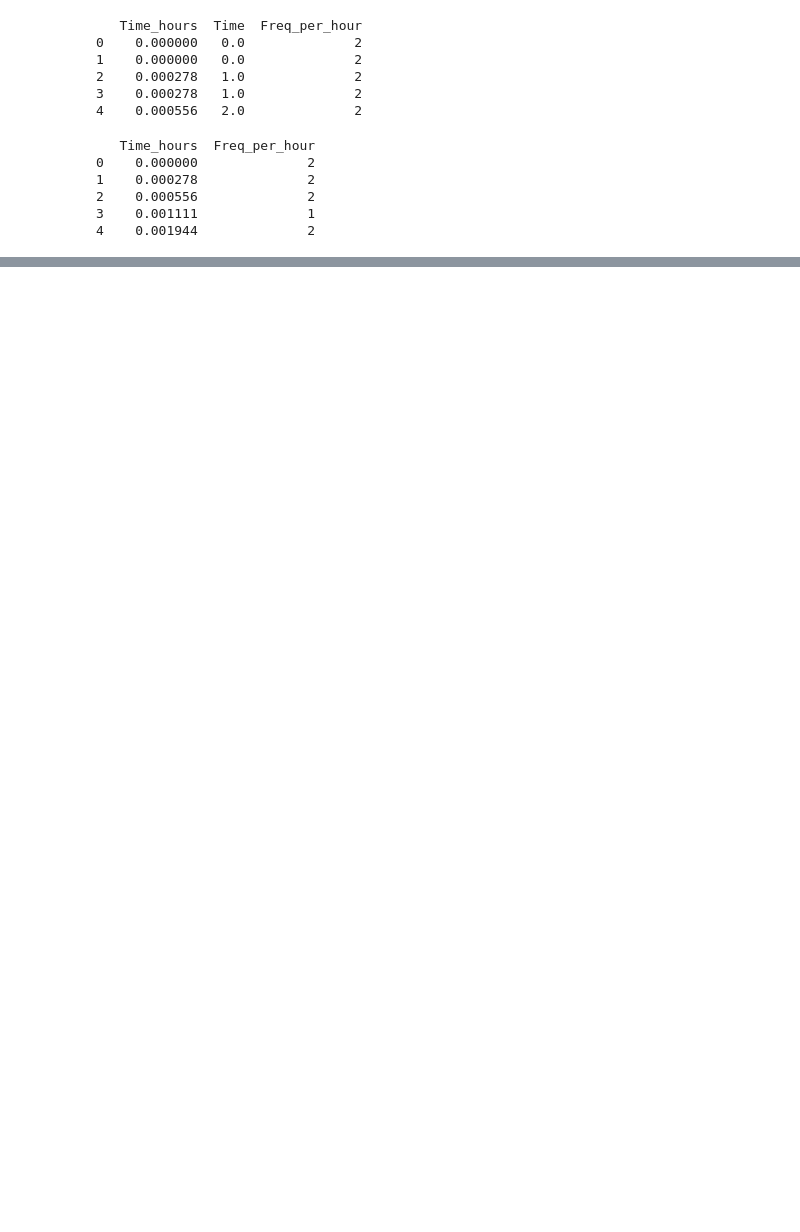
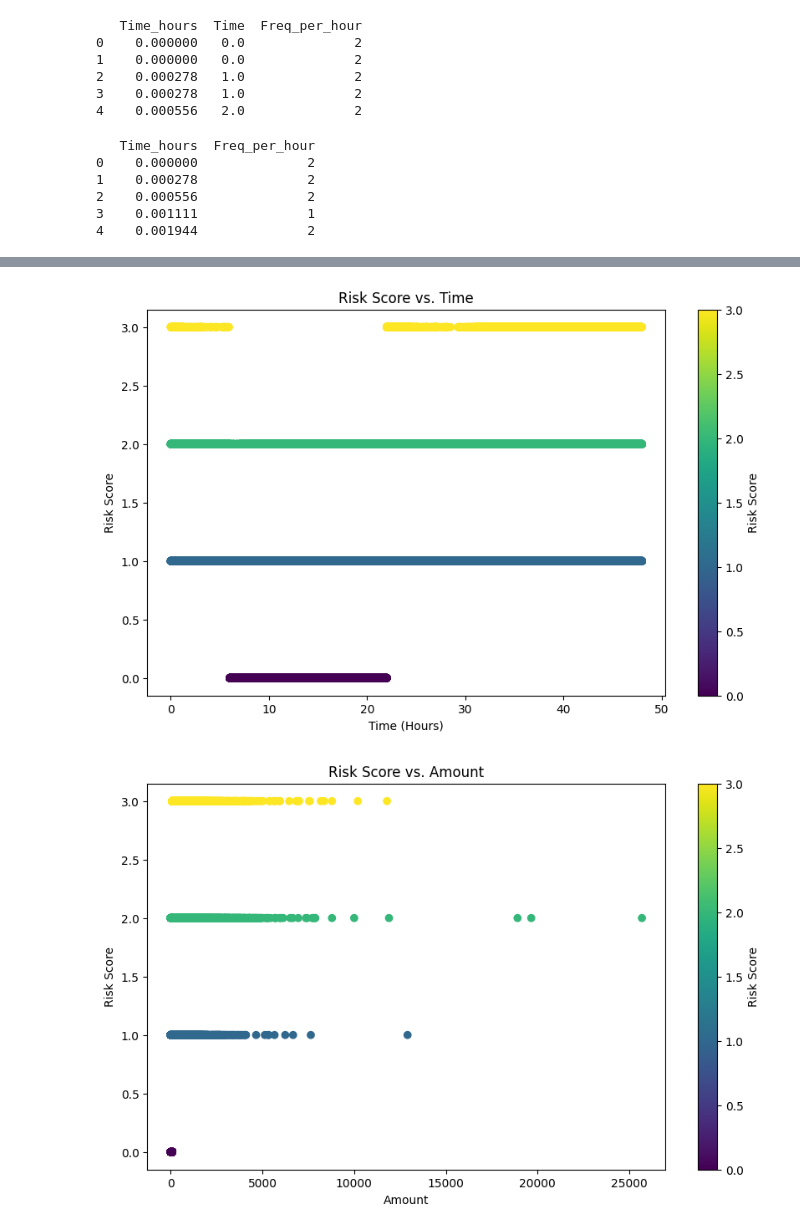
Before and after one commit to SamAGit2/Fraud-Detection-Project, a Jupyter notebook: CreditCard03.ipynb, the cells around one changed output, grey strips where cells are left out. Cells and saved outputs as stored; diff of their text form; code cells hidden in the pictures; blank space fills up the shorter version.

```diff
--- a/CreditCard03.ipynb
+++ b/CreditCard03.ipynb
@@ -32,0 +424,26 @@ print(freq_per_hour.head())
+# %%
+X = df[['Time_hours', 'Amount', 'Freq_per_hour', 'High_freq_hour', 'High_amount', 'High_risk_time', 'Risk_score']]
+y = df['Class']
+# Plot Risk_score vs. Time_hours
+plt.figure(figsize=(10, 6))
+plt.scatter(df['Time_hours'], df['Risk_score'], c=df['Risk_score'], cmap='viridis')
+plt.title('Risk Score vs. Time')
+plt.xlabel('Time (Hours)')
+plt.ylabel('Risk Score')
+plt.colorbar(label='Risk Score')
+plt.show()
+# Plot Risk_score vs. Amount
+plt.figure(figsize=(10, 6))
+plt.scatter(df['Amount'], df['Risk_score'], c=df['Risk_score'], cmap='viridis')
+plt.title('Risk Score vs. Amount')
+plt.xlabel('Amount')
+plt.ylabel('Risk Score')
+plt.colorbar(label='Risk Score')
+plt.show()
+print(X.head())
+print(y.head())
+# Comment: This code selects features (Time_hours, Amount, etc.) into X and target (Class) into y for modeling,
+# and plots Risk_score against Time_hours and Amount with color gradient.
+# %% [output]
+[figure, added]
+[figure, added]
```
Also changed, not shown: parts of 38 cells of this notebook.
